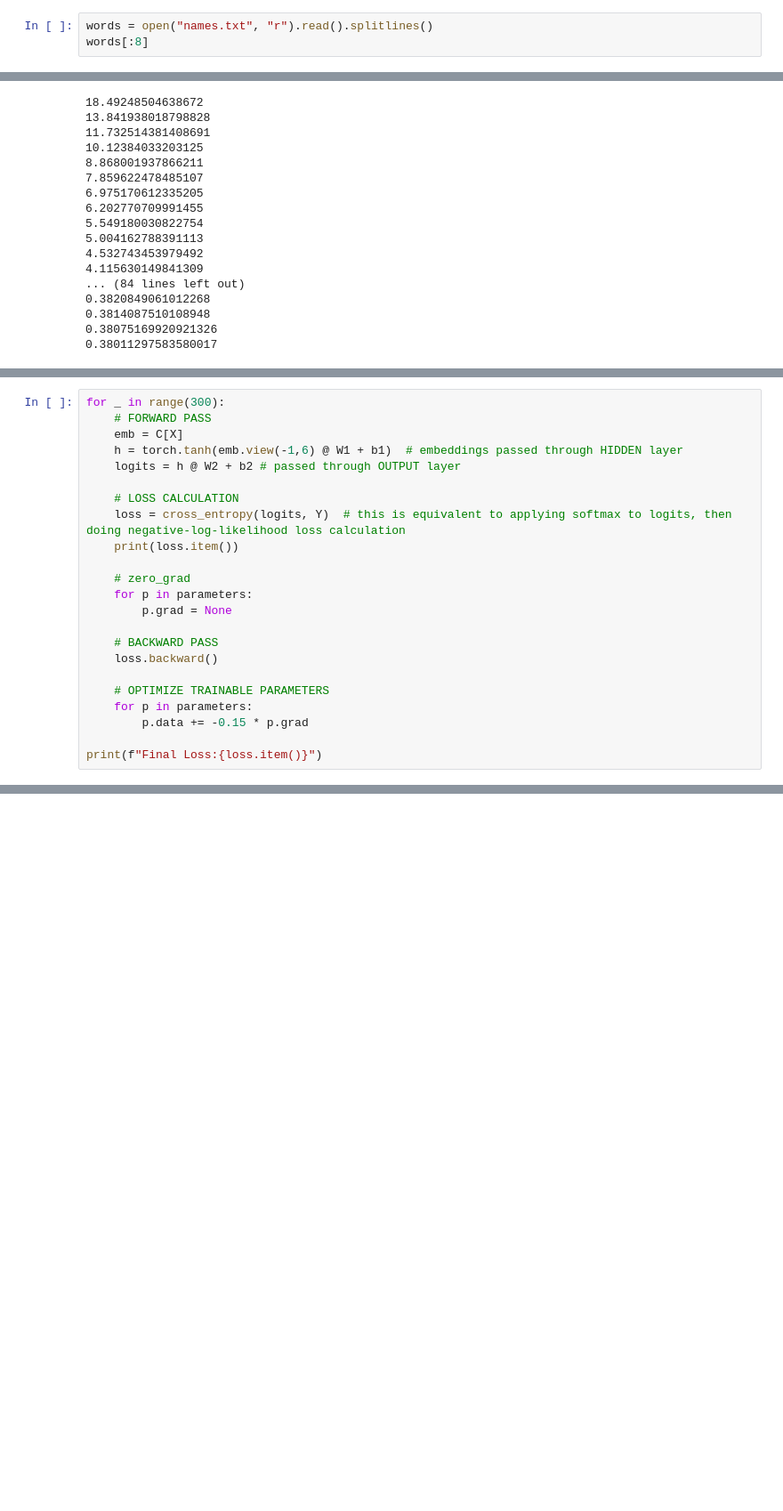
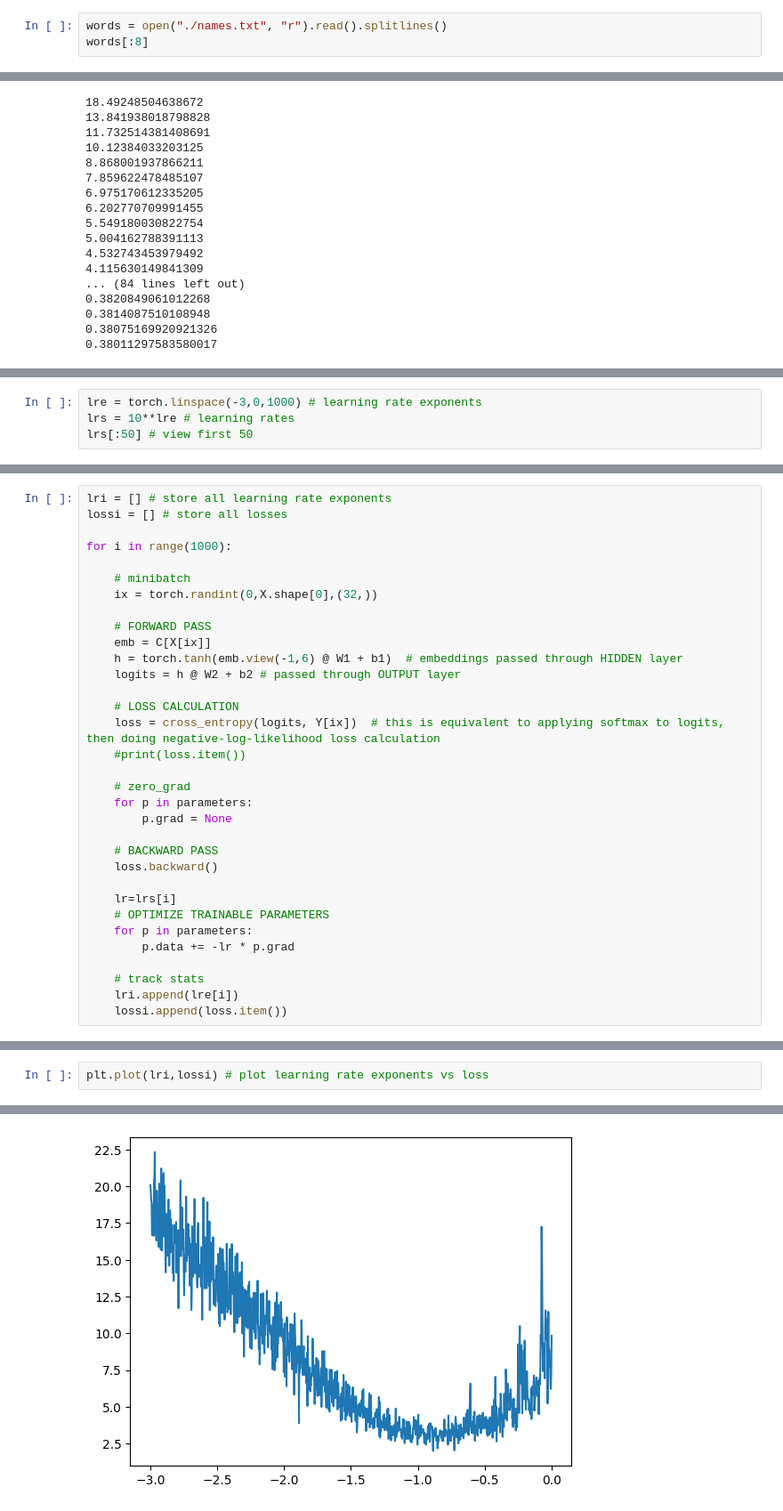
Before and after one commit to ratul-d/name-generation-MLP-model, a Jupyter notebook: process/understanding_process.ipynb, the cells around one changed output, grey strips where cells are left out. Shown at 89% size. Saved outputs shown, nothing was run; the diff lists cells and outputs as text; blank space fills up the shorter version.

```diff
--- a/process/understanding_process.ipynb
+++ b/process/understanding_process.ipynb
@@ -16,7 +17,7 @@ from torch.nn.functional import cross_entropy
 # %% [markdown]
 ## **Prepare Dataset**
 # %%
-words = open("names.txt", "r").read().splitlines()
+words = open("./names.txt", "r").read().splitlines()
 words[:8]
 # %% [output]
 ['emma', 'olivia', 'ava', 'isabella', 'sophia', 'charlotte', 'mia', 'amelia']
@@ -265,0 +273,4 @@ for p in parameters:
+# %%
+lre = torch.linspace(-3,0,1000) # learning rate exponents
+lrs = 10**lre # learning rates
+lrs[:50] # view first 50
@@ -266,13 +284,20 @@ for p in parameters:
 # %%
-for _ in range(300):
+lri = [] # store all learning rate exponents
+lossi = [] # store all losses
+
+for i in range(1000):
+
+    # minibatch
+    ix = torch.randint(0,X.shape[0],(32,))
+
     # FORWARD PASS
-    emb = C[X]
+    emb = C[X[ix]]
     h = torch.tanh(emb.view(-1,6) @ W1 + b1)  # embeddings passed through HIDDEN layer
     logits = h @ W2 + b2 # passed through OUTPUT layer
 
     # LOSS CALCULATION
-    loss = cross_entropy(logits, Y)  # this is equivalent to applying softmax to logits, then doing negative-log-likelihood loss calculation
-    print(loss.item())
+    loss = cross_entropy(logits, Y[ix])  # this is equivalent to applying softmax to logits, then doing negative-log-likelihood loss calculation
+    #print(loss.item())
 
     # zero_grad
     for p in parameters:
@@ -281,8 +306,11 @@ for _ in range(300):
     # BACKWARD PASS
     loss.backward()
 
+    lr=lrs[i]
     # OPTIMIZE TRAINABLE PARAMETERS
     for p in parameters:
-        p.data += -0.15 * p.grad
+        p.data += -lr * p.grad
 
-print(f"Final Loss:{loss.item()}")
+    # track stats
+    lri.append(lre[i])
+    lossi.append(loss.item())
@@ -306,0 +317,3 @@ Final Loss:2.6494760513305664
+# %%
+plt.plot(lri,lossi) # plot learning rate exponents vs loss
+# %% [output]
@@ -306,0 +321 @@ Final Loss:2.6494760513305664
+[figure, added]
```
Also changed, not shown: parts of 12 cells of this notebook, 1 other file.
